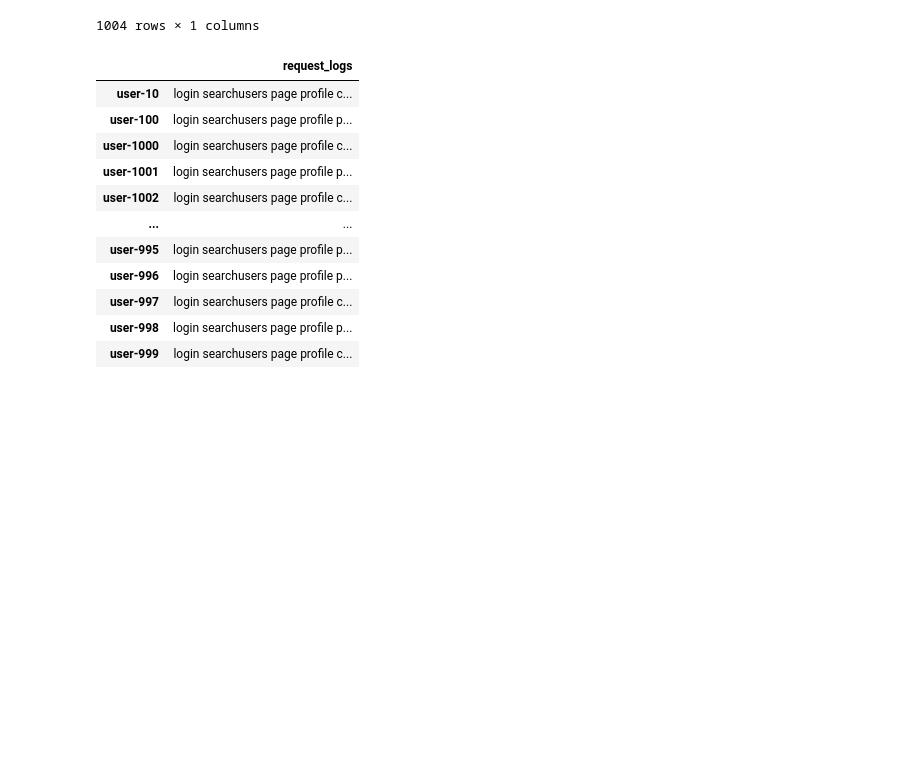
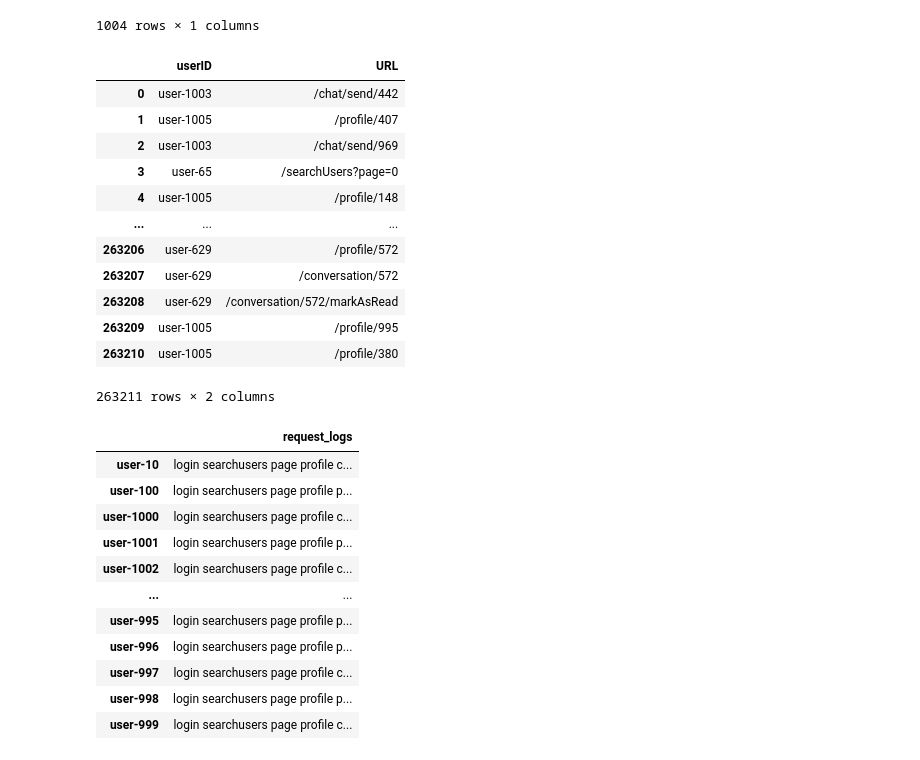
Before and after one commit to Request-analysis-ML/request-analyzer-model, a Jupyter notebook: score_based.ipynb, the cells around one changed output. Drawn from its saved outputs; the diff is of its cells as text; code cells hidden in the pictures; blank space fills up the shorter version.

```diff
--- a/score_based.ipynb
+++ b/score_based.ipynb
@@ -51,6 +51,23 @@ df
 | user-998 | /login, /searchUsers?page=0, /pro... |
 | user-999 | /login, /searchUsers?page=0, /pro... |
 1004 rows × 1 columns
+# %%
+df.reset_index()
+df
+# %% [output]
+|  | userID | URL |
+| 0 | user-1003 | /chat/send/442 |
+| 1 | user-1005 | /profile/407 |
+| 2 | user-1003 | /chat/send/969 |
+| 3 | user-65 | /searchUsers?page=0 |
+| 4 | user-1005 | /profile/148 |
+| ... | ... | ... |
+| 263206 | user-629 | /profile/572 |
+| 263207 | user-629 | /conversation/572 |
+| 263208 | user-629 | /conversation/572/markAsRead |
+| 263209 | user-1005 | /profile/995 |
+| 263210 | user-1005 | /profile/380 |
+263211 rows × 2 columns
 # %%
 request_logs = df['URL']
 
```
Also changed, not shown: parts of 8 cells of this notebook.
